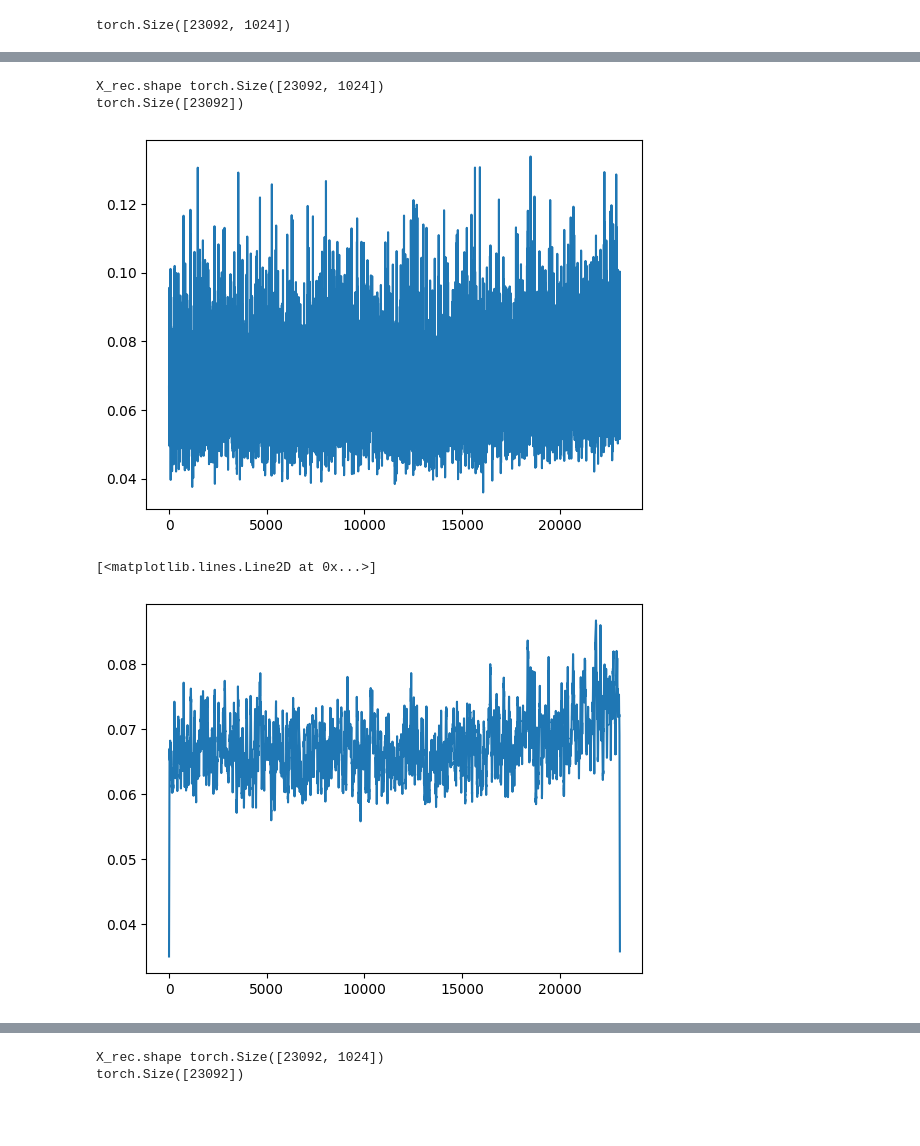
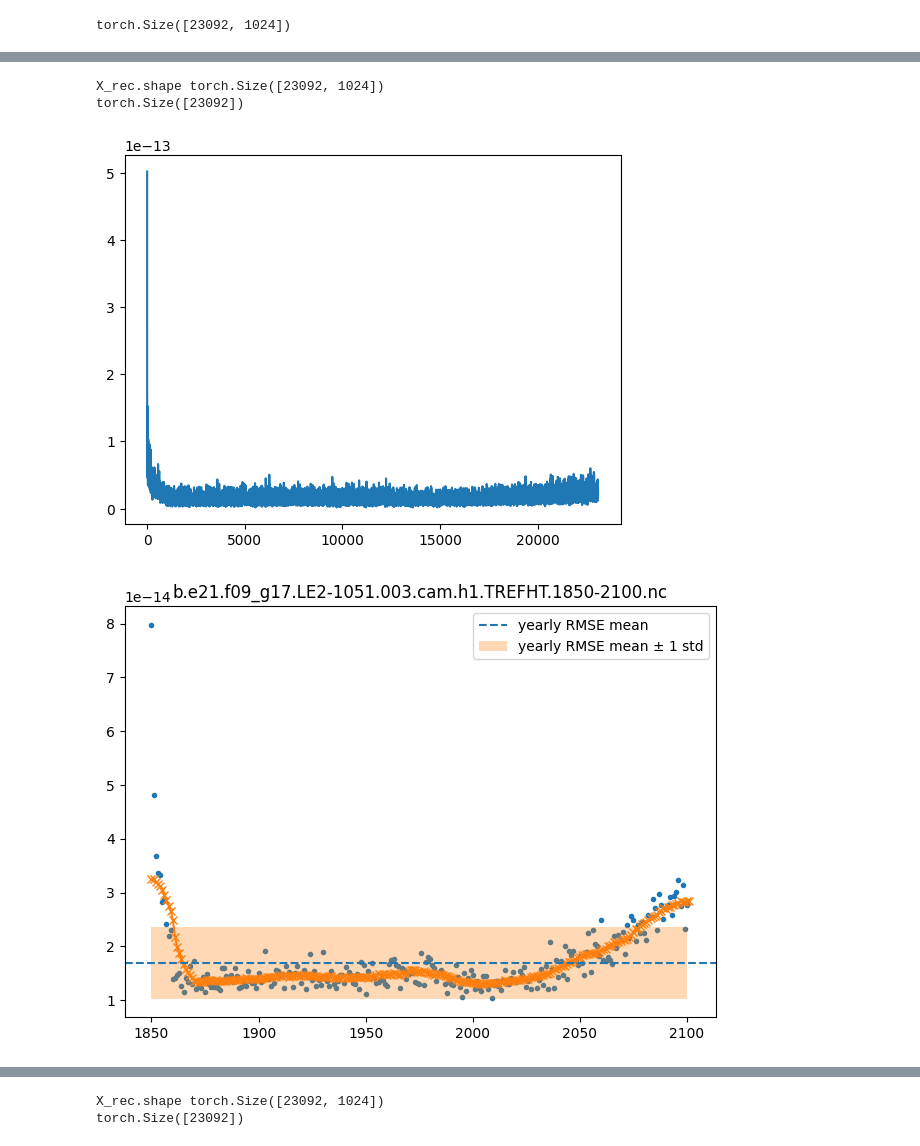
Before and after one commit to Motte12/dpa_for_llaae, a Jupyter notebook: data_exploration/PCA_TREFHT_train.ipynb, the cells around one changed output, grey strips where cells are left out. Saved outputs shown, nothing was run; the diff lists cells and outputs as text; code cells hidden in the pictures; blank space fills up the shorter version.

```diff
--- a/data_exploration/PCA_TREFHT_train.ipynb
+++ b/data_exploration/PCA_TREFHT_train.ipynb
@@ -14,5 +120,13 @@ import json
 # %%
-ds_raw = xr.open_dataset("/work/fl53wumy-dpa_data/fl53wumy-llaae_data_new_22092025-1763346001/fl53wumy-llaae_data_new-1758244802/fl53wumy-llaae_data_new-1748049607/other_data/b.e21.f09_g17.LE2-1001.001.cam.h1.TREFHT.1850-2100.nc")
+path_raw = "/work/fl53wumy-dpa_data/fl53wumy-llaae_data_new_22092025-1763346001/fl53wumy-llaae_data_new-1758244802/fl53wumy-llaae_data_new-1748049607/other_data/"
+#file = "b.e21.f09_g17.LE2-1001.001.cam.h1.TREFHT.1850-2100.nc"
+#file = "b.e21.f09_g17.LE2-1011.001.cam.h1.TREFHT.1850-2100.nc"
+#file = "b.e21.f09_g17.LE2-1021.002.cam.h1.TREFHT.1850-2100.nc"
+#file = "b.e21.f09_g17.LE2-1031.002.cam.h1.TREFHT.1850-2100.nc"
+#file = "b.e21.f09_g17.LE2-1041.003.cam.h1.TREFHT.1850-2100.nc"
+file = "b.e21.f09_g17.LE2-1051.003.cam.h1.TREFHT.1850-2100.nc"
+path = os.path.join(path_raw, file)
+ds_raw = xr.open_dataset(path)
 ds = ds_raw.assign_coords(lon=(((ds_raw.lon + 180) % 360) - 180)).sortby("lon")
 ds
 # %% [output]
@@ -35,6 +149,6 @@ Data variables: (12/14)
     CDO:               Climate Data Operators version 2.2.2 (https://mpimet.m...
 # %%
-t_eur = ds.sel(lat = slice(34,64), lon=slice(-11.5,28))#.isel(time=0)
+t_eur = ds.TREFHT.sel(lat = slice(34,64), lon=slice(-11.5,28))#.isel(time=0)
 #t_eur.plot()
 t_eur
 # %% [output]
@@ -129,4 +229,7 @@ tensor([[290.9427, 291.2610, 291.4103,  ..., 261.3641, 259.7004, 259.8158],
 # %%
-t_eur_jja_torch = ut.data_to_torch(t_eur_jja, "TREFHT")
+# turn back into dataset
+t_eur_ds = t_eur_jja.to_dataset(name="TREFHT")
+
+t_eur_jja_torch = ut.data_to_torch(t_eur_ds, "TREFHT")
 # %% [output]
 torch.Size([23092, 1024])
@@ -230,20 +256,55 @@ def pca_variance_explained(X):
 # %%
+# compute PCA, RMSE
 # all time
 X = t_eur_jja_torch #x_tr_raw #x_tr_reduced
-no_pcs = 648
+no_pcs = 1024#648
 X_rec, rmse = pca_reconstruct_rmse_highprec(X, no_pcs)
 
 
 print("X_rec.shape", X_rec.shape)
 print(rmse.shape)
 n=0
 plt.plot(rmse)
 plt.show()
 
-plt.plot(rmse_smooth)
+# create dataarray
+rmse_da = xr.DataArray(
+    rmse.detach().cpu().numpy(),
+    dims=("time",),
+    coords={"time": t_eur_jja.time},
+    name="RMSE",
+)
+
+# compute RMSE yearly mean
+rmse_yearly = rmse_da.resample(time="YS").mean()
+plt.scatter(range(1850,2101), rmse_yearly.values, marker=".")
+
+# moving average
+w = 20
+kernel = np.ones(w) / w
+pad = w // 2
+x_pad = np.pad(rmse_yearly.values, (pad, pad), mode="reflect")
+rmse_smooth = np.convolve(x_pad, kernel, mode="valid")
+#rmse_smooth = np.convolve(rmse_yearly.values, np.ones(10)/10, mode="same")  # window=19
+
+
+# PLOT
+plt.plot(range(1850,2102), rmse_smooth, marker="x", color="tab:orange")
+Y=rmse_yearly.values
+
+# plot mean and standard deviation
+mu = Y.mean(axis=0)
+sd = Y.std(axis=0, ddof=1)
+
+plt.axhline(mu, linestyle="--", label="yearly RMSE mean")
+plt.fill_between(range(1850,2101), mu - sd, mu + sd, alpha=0.3, label="yearly RMSE mean ± 1 std")
+plt.legend()
+plt.tight_layout()
+plt.title(file)
+#plt.savefig(f"pca_results/{file}.pdf")
+plt.show()
 # %% [output]
 X_rec.shape torch.Size([23092, 1024])
 torch.Size([23092])
-[figure, old version]
+[figure, new version]
-[<matplotlib.lines.Line2D at 0x...>]
-[figure, old version]
+[figure, new version]
```
Also changed, not shown: parts of 11 cells of this notebook, 51 other files.
